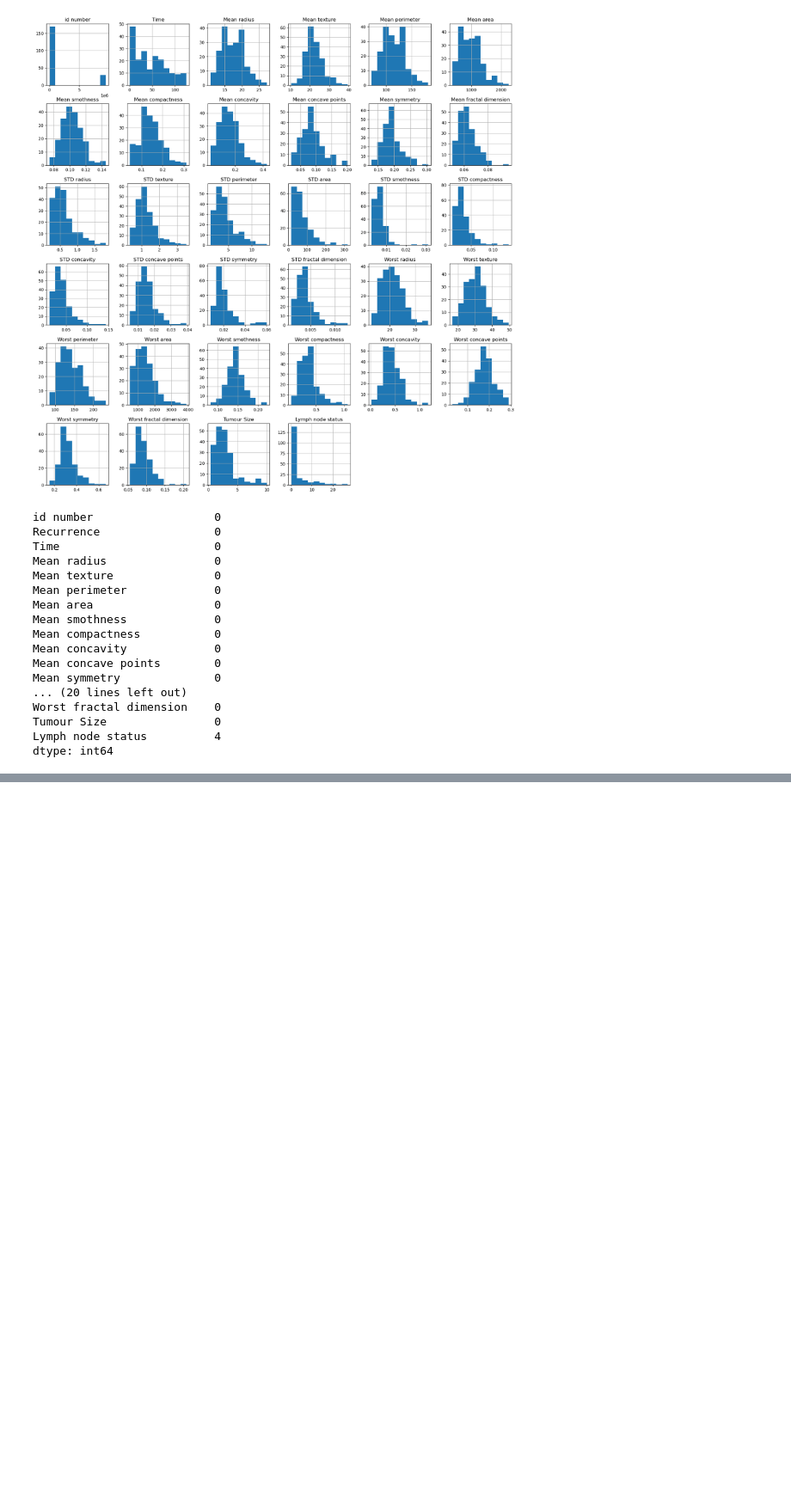
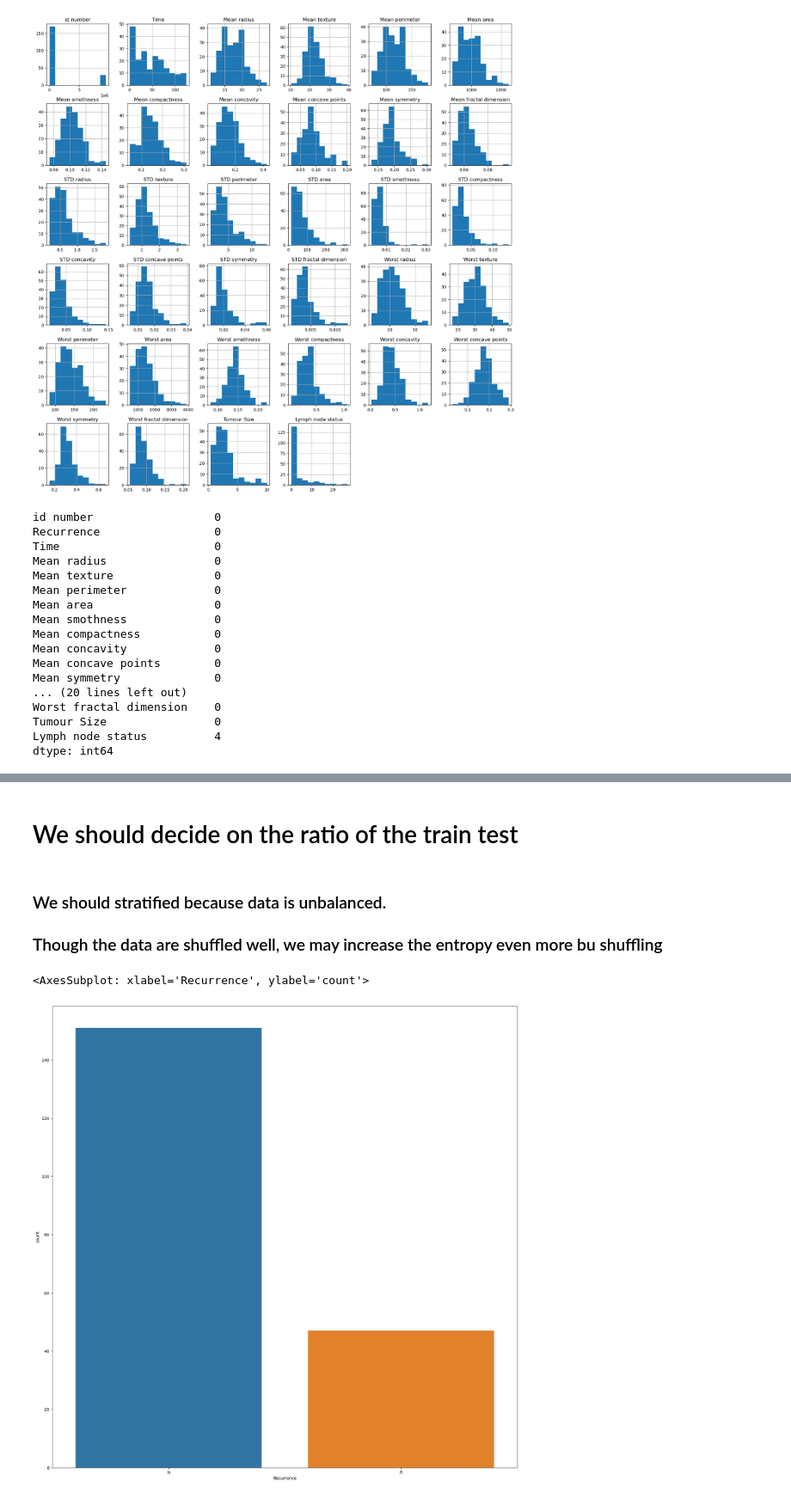
Before and after one commit to Raaaii/Breast_Cancer_ML-DL, a Jupyter notebook: preprocessingAndFeatureSelection/preprocessingAndFeatureSelection.ipynb, the cells around one changed output, grey strips where cells are left out. Shown at 86% size. Saved outputs shown, nothing was run; the diff lists cells and outputs as text; code cells hidden in the pictures; blank space fills up the shorter version.

```diff
--- a/preprocessingAndFeatureSelection/preprocessingAndFeatureSelection.ipynb
+++ b/preprocessingAndFeatureSelection/preprocessingAndFeatureSelection.ipynb
@@ -218,0 +286,2 @@ dtype: int64
+# %%
+recurrence = wisconsinRecurrence.Recurrence
@@ -218,0 +506,2 @@ dtype: int64
+# %% [markdown]
+# We should decide on the ratio of the train test
@@ -218,0 +512,8 @@ dtype: int64
+# %% [markdown]
+### We should stratified because data is unbalanced.
+### Though the data are shuffled well, we may increase the entropy even more bu shuffling
+# %%
+sns.countplot(x=recurrence)
+# %% [output]
+<AxesSubplot: xlabel='Recurrence', ylabel='count'>
+[figure, added]
```
Also changed, not shown: parts of 46 cells of this notebook.
